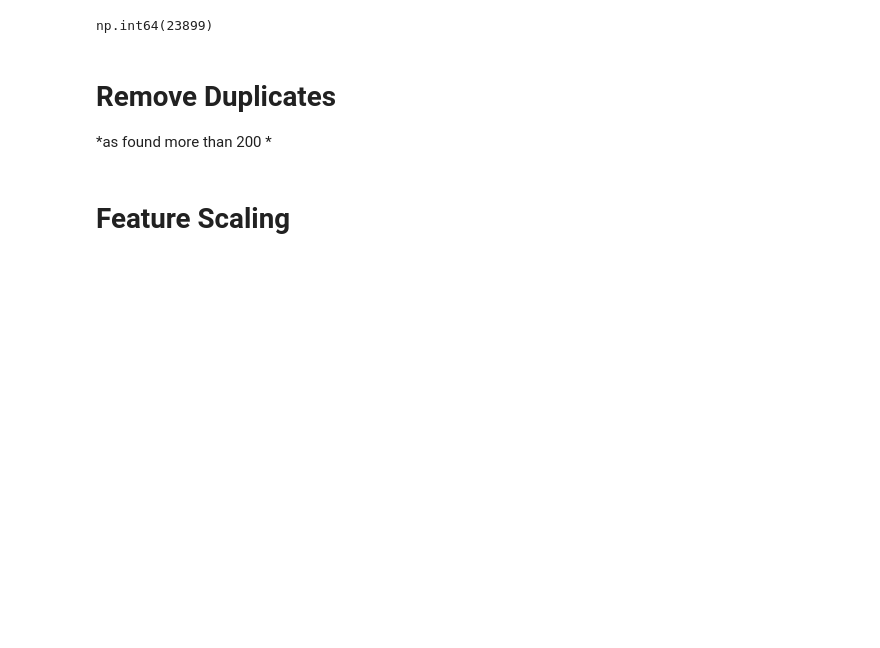
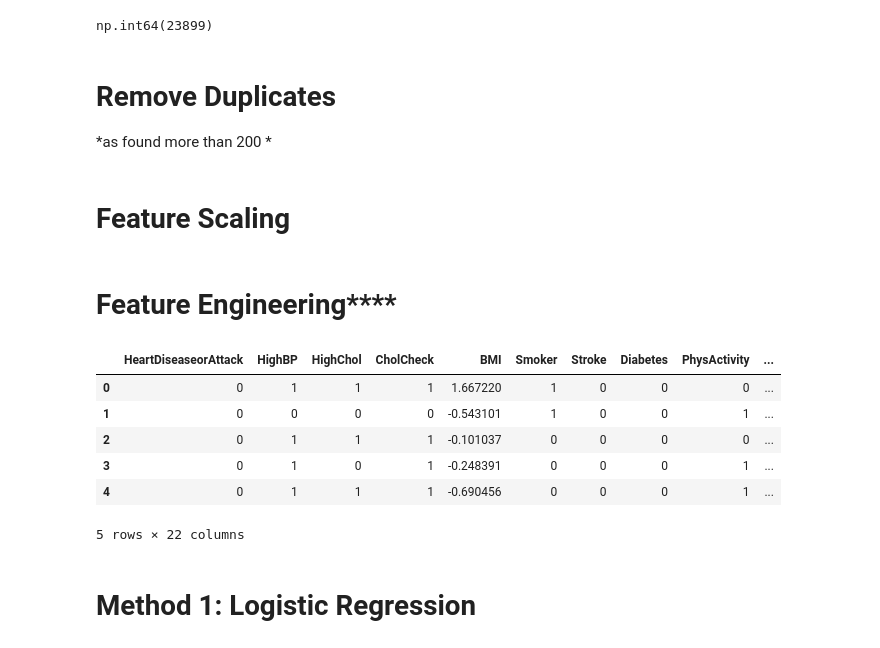
Before and after one commit to sheikh-abubakar/Heart-Disease-Indicator, a Jupyter notebook: heart-disease-indicators-phase-2-eda-preproces.ipynb, the cells around one changed output. Saved outputs shown, nothing was run; the diff lists cells and outputs as text; code cells hidden in the pictures; blank space fills up the shorter version.

Commit message:
Kaggle Notebook | Feature Engineering Phase 3 done | Version4

```diff
--- a/heart-disease-indicators-phase-2-eda-preproces.ipynb
+++ b/heart-disease-indicators-phase-2-eda-preproces.ipynb
@@ -171,3 +171,17 @@ scaler = StandardScaler()
 df[['BMI','MentHlth','PhysHlth']] = scaler.fit_transform(df[['BMI','MentHlth','PhysHlth']])
 # %%
 df.to_csv("heart_disease_preprocessed.csv", index=False)
+# %% [markdown]
+# Feature Engineering****
+# %%
+#load Preprocessed Data Set
+#df = pd.read_csv("/kaggle/input/your-dataset/heart_disease_preprocessed.csv")
+df.head()
+# %% [output]
+|  | HeartDiseaseorAttack | HighBP | HighChol | CholCheck | BMI | Smoker | Stroke | Diabetes | PhysActivity | ... |
+| 0 | 0 | 1 | 1 | 1 | 1.667220 | 1 | 0 | 0 | 0 | ... |
+| 1 | 0 | 0 | 0 | 0 | -0.543101 | 1 | 0 | 0 | 1 | ... |
+| 2 | 0 | 1 | 1 | 1 | -0.101037 | 0 | 0 | 0 | 0 | ... |
+| 3 | 0 | 1 | 0 | 1 | -0.248391 | 0 | 0 | 0 | 1 | ... |
+| 4 | 0 | 1 | 1 | 1 | -0.690456 | 0 | 0 | 0 | 1 | ... |
+5 rows × 22 columns
@@ -173,0 +191,2 @@ df.to_csv("heart_disease_preprocessed.csv", index=False)
+# %% [markdown]
+# Method 1: Logistic Regression
```
Also changed, not shown: parts of 36 cells of this notebook.
